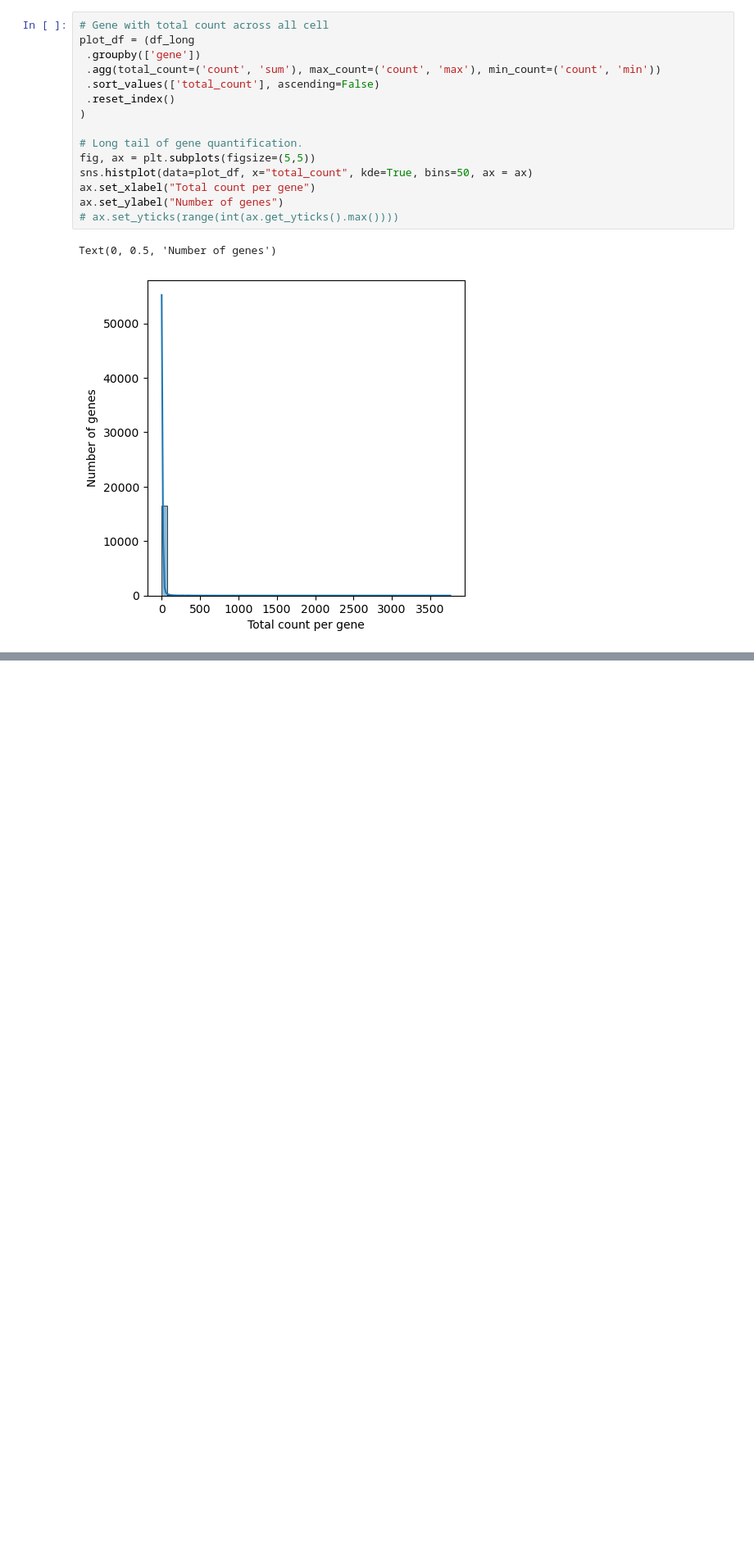
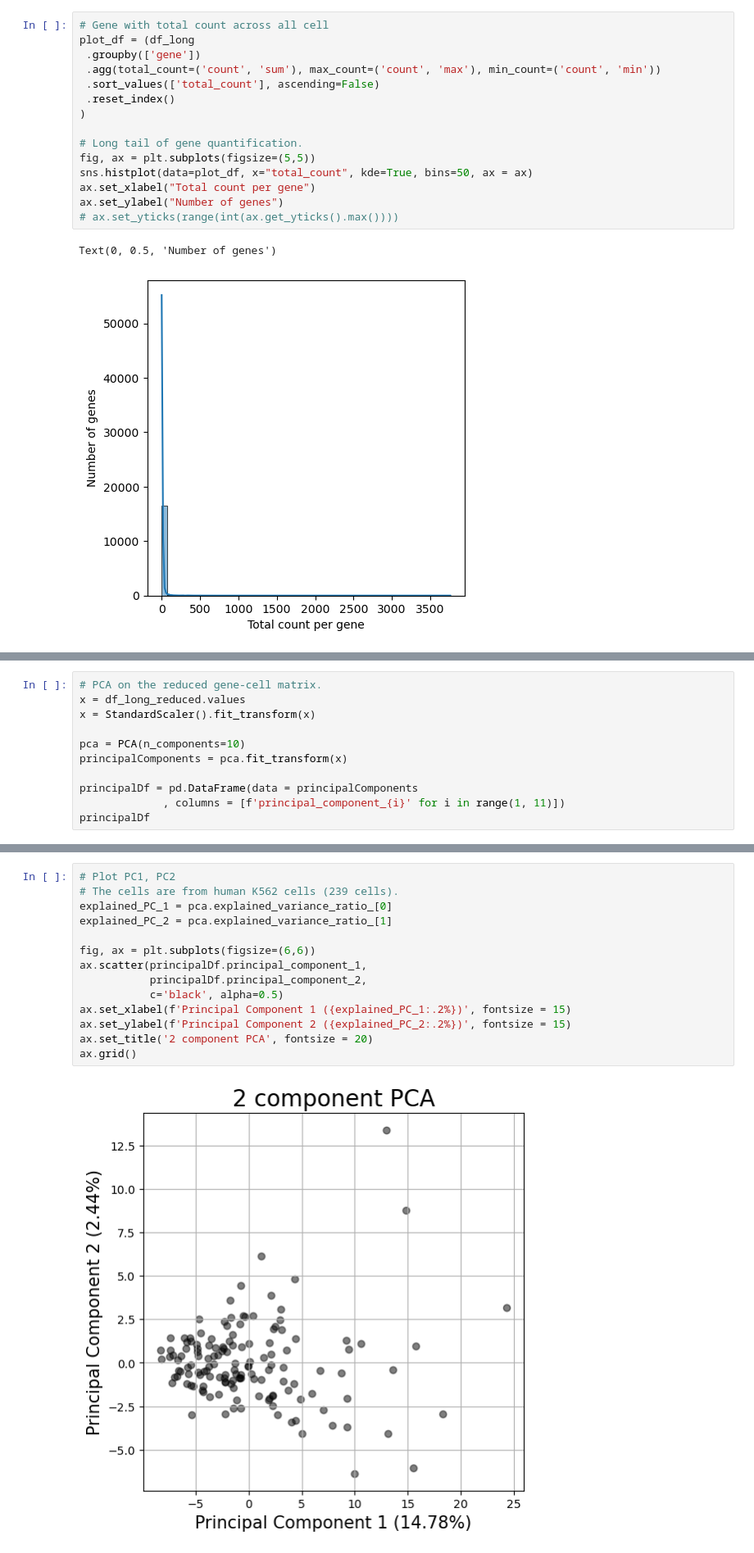
Before and after one commit to yichao-cai/indrop, a Jupyter notebook: notebooks/explorer.ipynb, the cells around one changed output, grey strips where cells are left out. Shown at 82% size. Saved outputs shown, nothing was run; the diff lists cells and outputs as text; blank space fills up the shorter version.

```diff
--- a/notebooks/explorer.ipynb
+++ b/notebooks/explorer.ipynb
@@ -233,0 +285,11 @@ If the genes are Ensembl IDs, please set argument 'ensembl=True' (for terminal,
+# %%
+# PCA on the reduced gene-cell matrix.
+x = df_long_reduced.values
+x = StandardScaler().fit_transform(x)
+
+pca = PCA(n_components=10)
+principalComponents = pca.fit_transform(x)
+
+principalDf = pd.DataFrame(data = principalComponents
+             , columns = [f'principal_component_{i}' for i in range(1, 11)])
+principalDf
@@ -233,0 +310,16 @@ If the genes are Ensembl IDs, please set argument 'ensembl=True' (for terminal,
+# %%
+# Plot PC1, PC2
+# The cells are from human K562 cells (239 cells).
+explained_PC_1 = pca.explained_variance_ratio_[0]
+explained_PC_2 = pca.explained_variance_ratio_[1]
+
+fig, ax = plt.subplots(figsize=(6,6))
+ax.scatter(principalDf.principal_component_1,
+           principalDf.principal_component_2,
+           c='black', alpha=0.5)
+ax.set_xlabel(f'Principal Component 1 ({explained_PC_1:.2%})', fontsize = 15)
+ax.set_ylabel(f'Principal Component 2 ({explained_PC_2:.2%})', fontsize = 15)
+ax.set_title('2 component PCA', fontsize = 20)
+ax.grid()
+# %% [output]
+[figure, added]
```
Also changed, not shown: parts of 23 cells of this notebook.
